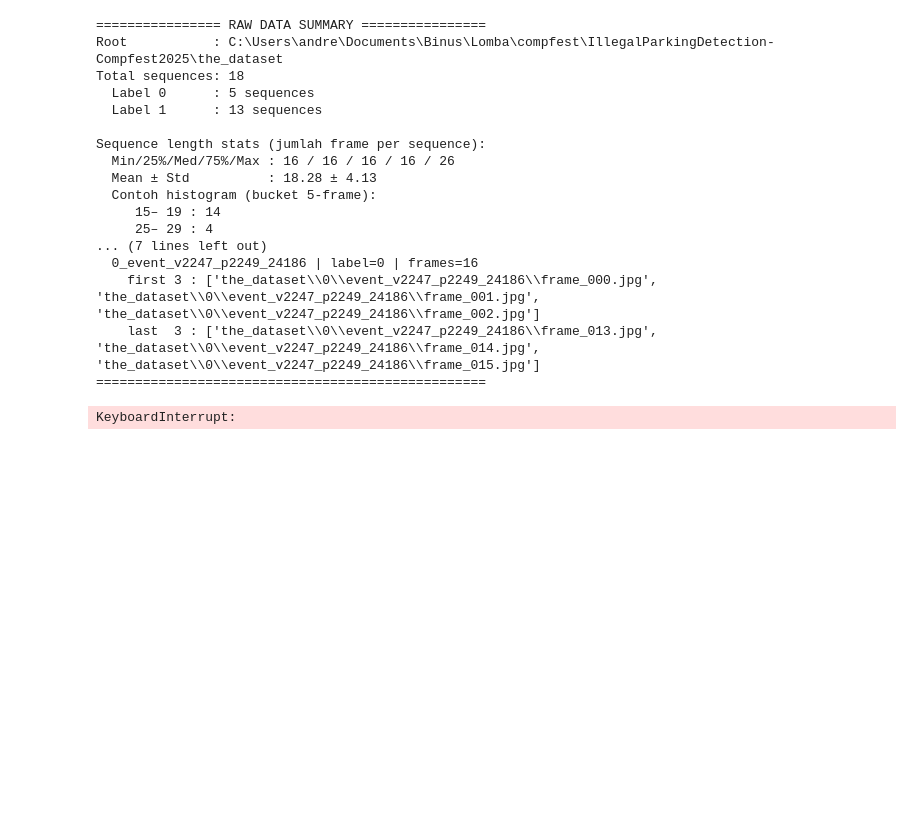
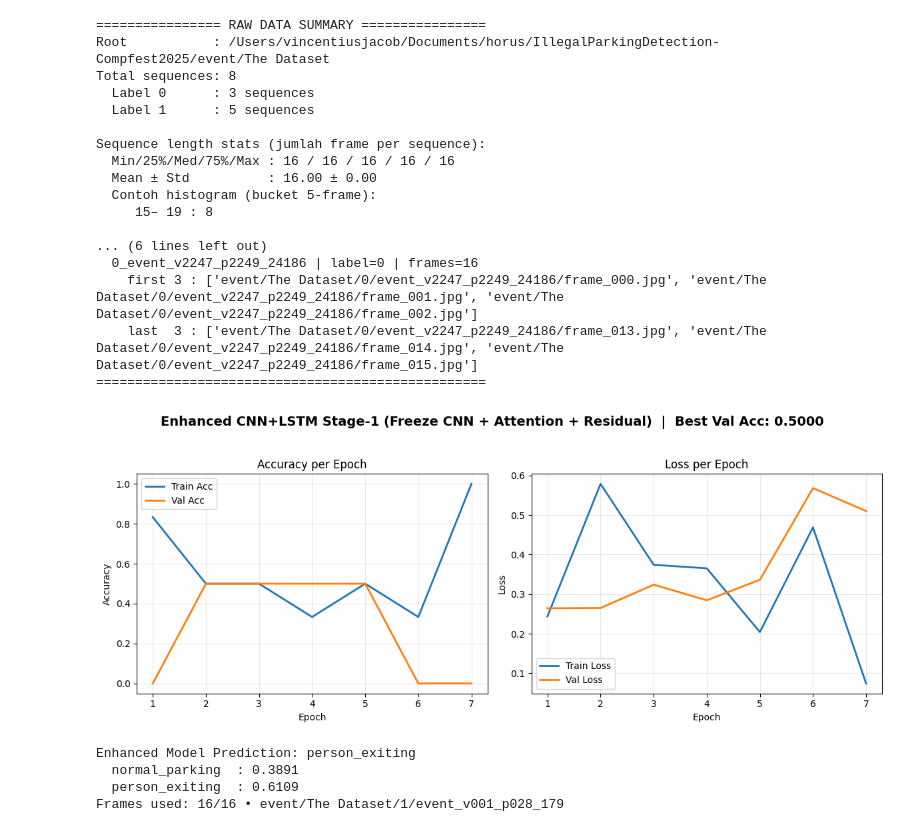
Before and after one commit to michaelwijaya2509/IllegalParkingDetection-Compfest2025, a Jupyter notebook: event_prediction_v1.ipynb, the cells around one changed output. Cells and saved outputs as stored; diff of their text form; code cells hidden in the pictures; blank space fills up the shorter version.

```diff
--- a/event_prediction_v1.ipynb
+++ b/event_prediction_v1.ipynb
@@ -483,13 +732,15 @@ def split_train_val_sequences(sequences, val_size=0.2, seed=42):
     logger.info(f"Train sequences: {len(train_seq)} | Val sequences: {len(val_seq)}")
     return train_seq, val_seq
 # %%
-def visualize_trainval_history(history: Dict, config, title: str = "CNN+LSTM Stage-1 (Freeze CNN)",
+def visualize_trainval_history(history: Dict, config, title: str = "Enhanced CNN+LSTM Stage-1",
                                best_val_acc: float = None, filename: str = "trainval_history_stage1.png"):
+
     """
     history: dict dengan keys:
         - 'train_acc', 'val_acc', 'train_loss', 'val_loss'  (list per-epoch)
     config : punya RESULTS_DIR untuk lokasi simpan
     """
+
     train_acc = np.array(history.get('train_acc', []), dtype=float)
     val_acc   = np.array(history.get('val_acc', []), dtype=float)
     train_ls  = np.array(history.get('train_loss', []), dtype=float)
@@ -736,6 +1002,7 @@ def main():
         return None, None, None
 # %%
 def inspect_dataset_root(data_dir: str, max_corrupt_check_per_seq: int = 3):
+
     """
     Struktur asumsi:
       data_dir/
@@ -748,6 +1015,7 @@ def inspect_dataset_root(data_dir: str, max_corrupt_check_per_seq: int = 3):
       - sequences: list[dict] = [{"sequence_id", "label", "frame_paths"}]
       - prints: ringkasan super detail soal isi dataset SEBELUM proses apa pun
     """
+
     root = Path(data_dir)
     if not root.exists():
         raise FileNotFoundError(f"DATA_DIR nggak ada: {root}")
@@ -856,28 +1124,31 @@ def inspect_dataset_root(data_dir: str, max_corrupt_check_per_seq: int = 3):
     return sequences
 
 # === PANGGIL DI SINI ===
-DATA_DIR = "the_dataset"  # ganti sesuai folder dataset kamu
+DATA_DIR = "event/The Dataset"  # ganti sesuai folder dataset kamu
 sequences = inspect_dataset_root(DATA_DIR)
 # %% [output]
 ================ RAW DATA SUMMARY ================
-Root           : C:\Users\andre\Documents\Binus\Lomba\compfest\IllegalParkingDetection-Compfest2025\the_dataset
-Total sequences: 18
-  Label 0      : 5 sequences
-  Label 1      : 13 sequences
+Root           : /Users/vincentiusjacob/Documents/horus/IllegalParkingDetection-Compfest2025/event/The Dataset
+Total sequences: 8
+  Label 0      : 3 sequences
+  Label 1      : 5 sequences
 
 Sequence length stats (jumlah frame per sequence):
-  Min/25%/Med/75%/Max : 16 / 16 / 16 / 16 / 26
-  Mean ± Std          : 18.28 ± 4.13
+  Min/25%/Med/75%/Max : 16 / 16 / 16 / 16 / 16
+  Mean ± Std          : 16.00 ± 0.00
   Contoh histogram (bucket 5‑frame):
-     15– 19 : 14
-     25– 29 : 4
-... (7 lines left out)
+     15– 19 : 8
+
+... (6 lines left out)
   0_event_v2247_p2249_24186 | label=0 | frames=16
-    first 3 : ['the_dataset\\0\\event_v2247_p2249_24186\\frame_000.jpg', 'the_dataset\\0\\event_v2247_p2249_24186\\frame_001.jpg', 'the_dataset\\0\\event_v2247_p2249_24186\\frame_002.jpg']
-    last  3 : ['the_dataset\\0\\event_v2247_p2249_24186\\frame_013.jpg', 'the_dataset\\0\\event_v2247_p2249_24186\\frame_014.jpg', 'the_dataset\\0\\event_v2247_p2249_24186\\frame_015.jpg']
+    first 3 : ['event/The Dataset/0/event_v2247_p2249_24186/frame_000.jpg', 'event/The Dataset/0/event_v2247_p2249_24186/frame_001.jpg', 'event/The Dataset/0/event_v2247_p2249_24186/frame_002.jpg']
+    last  3 : ['event/The Dataset/0/event_v2247_p2249_24186/frame_013.jpg', 'event/The Dataset/0/event_v2247_p2249_24186/frame_014.jpg', 'event/The Dataset/0/event_v2247_p2249_24186/frame_015.jpg']
 ==================================================
 # %%
 def _build_val_transform(config):
+
+    """Build validation transform"""
+
     from torchvision import transforms
     return transforms.Compose([
         transforms.Resize((256, 256)),
@@ -887,27 +1158,29 @@ def _build_val_transform(config):
     ])
 
 def _load_sequence_frames(seq_dir, transform, target_len):
-    # kumpulkan file gambar, sort biar urut waktu
+
+    """Load and preprocess sequence frames"""
+
     exts = ('*.jpg','*.jpeg','*.png','*.bmp')
     paths = []
     for e in exts:
         paths.extend(glob.glob(os.path.join(seq_dir, e)))
     paths = sorted(paths)
     if len(paths) == 0:
-        raise FileNotFoundError(f"Tidak ada frame di folder: {seq_dir}")
+        raise FileNotFoundError(f"No frames found in folder: {seq_dir}")
 
-    # sampling/padding ke target_len
+    # Sample/pad to target_len
     if len(paths) >= target_len:
         idx = torch.linspace(0, len(paths)-1, steps=target_len).round().long().tolist()
         sel = [paths[i] for i in idx]
         length = target_len
     else:
         sel = paths[:]
-        # pad dengan frame terakhir
+        # Pad with last frame
         sel += [paths[-1]] * (target_len - len(paths))
         length = len(paths)
 
-    # load & transform -> (T,C,H,W)
+    # Load & transform -> (T,C,H,W)
     frames = []
     for p in sel:
         img = Image.open(p).convert('RGB')
@@ -916,19 +1189,21 @@ def _load_sequence_frames(seq_dir, transform, target_len):
     return x_tchw, length, sel
 
 def run_prediction_test(seq_dir: str):
-    # gunakan config untuk CNN+LSTM (bukan CNNConfig lama)
+    # gunakan config untuk Enhanced CNN+LSTM
     config = CNNLSTMConfig()
     device = torch.device('cuda' if torch.cuda.is_available() else 'cpu')
 
-    # siapkan model (harus sama dengan yang dipakai saat training)
     model = CNNLSTMModel(
         num_classes=config.NUM_CLASSES,
         cnn_feature_size=config.CNN_FEATURE_SIZE,
+        adapter_dim=config.FEATURE_ADAPTER_DIM,
         lstm_hidden=config.LSTM_HIDDEN_SIZE,
         lstm_layers=config.LSTM_NUM_LAYERS,
-        bidirectional=False,
+        bidirectional=config.USE_BIDIRECTIONAL,
         dropout=config.DROPOUT,
-        freeze_backbone=True,  # stage-1
+        num_attention_heads=config.NUM_ATTENTION_HEADS,
+        use_residual=config.USE_RESIDUAL,
+        freeze_backbone=True,
     ).to(device)
     model.eval()
 
@@ -966,7 +1241,7 @@ def run_prediction_test(seq_dir: str):
         'target_len': int(config.SEQ_LEN),
     }
 
-    print(f"Prediction: {result['class_name']}")
+    print(f"Enhanced Model Prediction: {result['class_name']}")
     print(f"  normal_parking  : {result['probabilities']['normal_parking']:.4f}")
     print(f"  person_exiting  : {result['probabilities']['person_exiting']:.4f}")
     print(f"Frames used: {result['effective_length']}/{result['target_len']} • {seq_dir}")
@@ -974,15 +1249,19 @@ def run_prediction_test(seq_dir: str):
 # %%
 if __name__ == "__main__":
     best_model, history, results = main()
 
     if best_model is not None:
         # ganti path ini dengan folder sequence yang mau kamu tes
-        seq_dir = "the_dataset/1/seq_101"   # <-- contoh
+        seq_dir = "event/The Dataset/1/event_v001_p028_179"   # <-- contoh
         try:
-            _ = run_prediction_test(seq_dir=seq_dir)
+            result = run_prediction_test(seq_dir=seq_dir)
         except Exception as e:
             logger.error(f"Prediction test failed: {e}")
     else:
         logger.error("\nStage 1 CNN+LSTM implementation failed")
 # %% [output]
+[figure, added]
-KeyboardInterrupt:
+Enhanced Model Prediction: person_exiting
+  normal_parking  : 0.3891
+  person_exiting  : 0.6109
+Frames used: 16/16 • event/The Dataset/1/event_v001_p028_179
```
Also changed, not shown: parts of 15 cells of this notebook.
